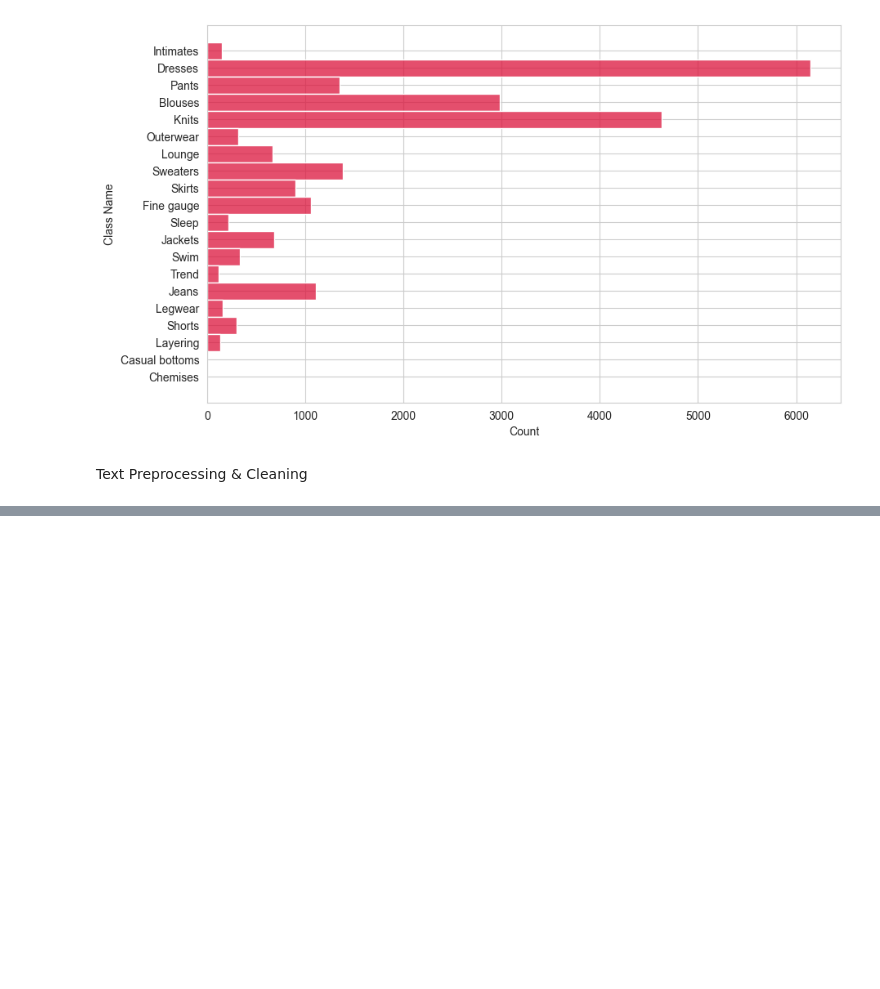
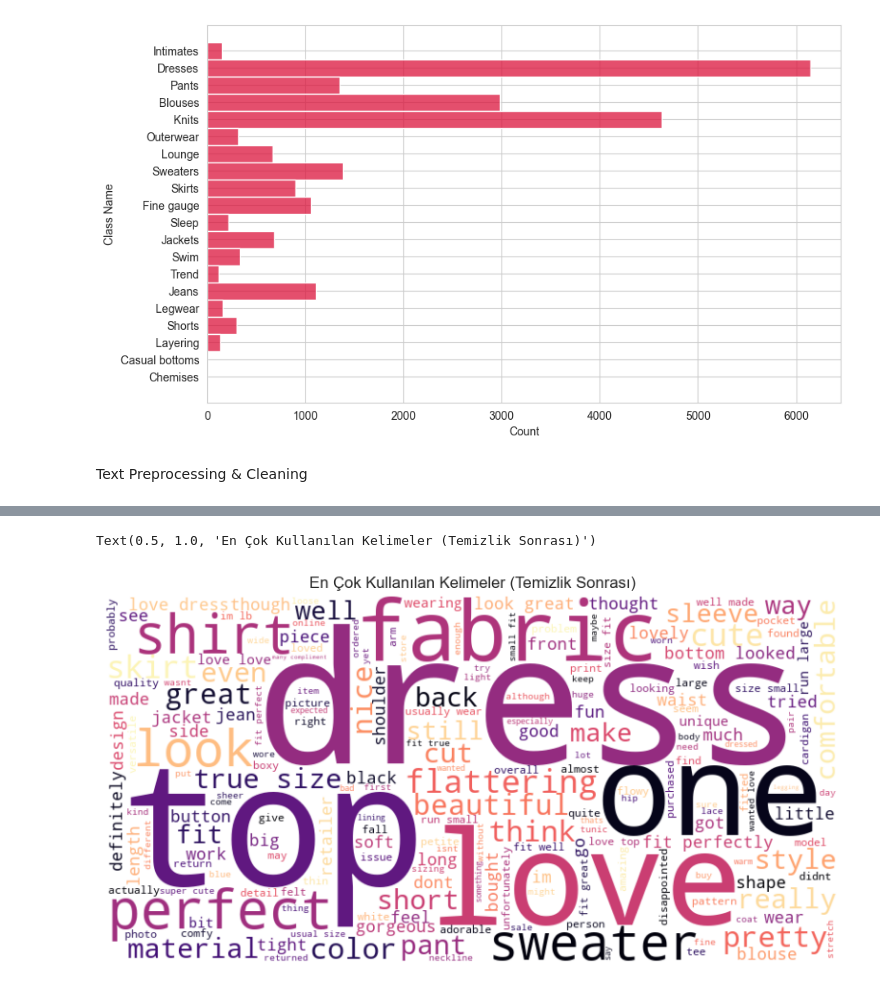
Before and after one commit to nuhmetehan/e-commerce-sentiment-analysis, a Jupyter notebook: notebook/project_main.ipynb, the cells around one changed output, grey strips where cells are left out. Saved outputs shown, nothing was run; the diff lists cells and outputs as text; code cells hidden in the pictures; blank space fills up the shorter version.

```diff
--- a/notebook/project_main.ipynb
+++ b/notebook/project_main.ipynb
@@ -137,0 +162,22 @@ Text Preprocessing & Cleaning
+# %%
+stop_words = set(stopwords.words('english'))
+lemmatizer = WordNetLemmatizer()
+
+def clean_text(text):
+    if not isinstance(text, str):
+        return ""
+
+    text = text.lower()
+
+    text = re.sub(r'[^\w\s]', '', text)
+    text = re.sub(r'\d+', '', text)
+
+    words = text.split()
+
+    cleaned_words = [lemmatizer.lemmatize(word) for word in words if word not in stop_words]
+
+    return " ".join(cleaned_words)
+# %%
+df['Cleaned_Text'] = df['Full_Text'].apply(clean_text)
+
+df.drop('Clothing ID', axis=1, inplace=True)
@@ -137,0 +196,12 @@ Text Preprocessing & Cleaning
+# %%
+all_words = " ".join(df['Cleaned_Text'])
+
+wordcloud = WordCloud(width=800, height=400, background_color='white', colormap='magma').generate(all_words)
+# %%
+plt.figure(figsize=(10, 5))
+plt.imshow(wordcloud, interpolation='bilinear')
+plt.axis('off')
+plt.title("En Çok Kullanılan Kelimeler (Temizlik Sonrası)")
+# %% [output]
+Text(0.5, 1.0, 'En Çok Kullanılan Kelimeler (Temizlik Sonrası)')
+[figure, added]
```
Also changed, not shown: parts of 6 cells of this notebook.
